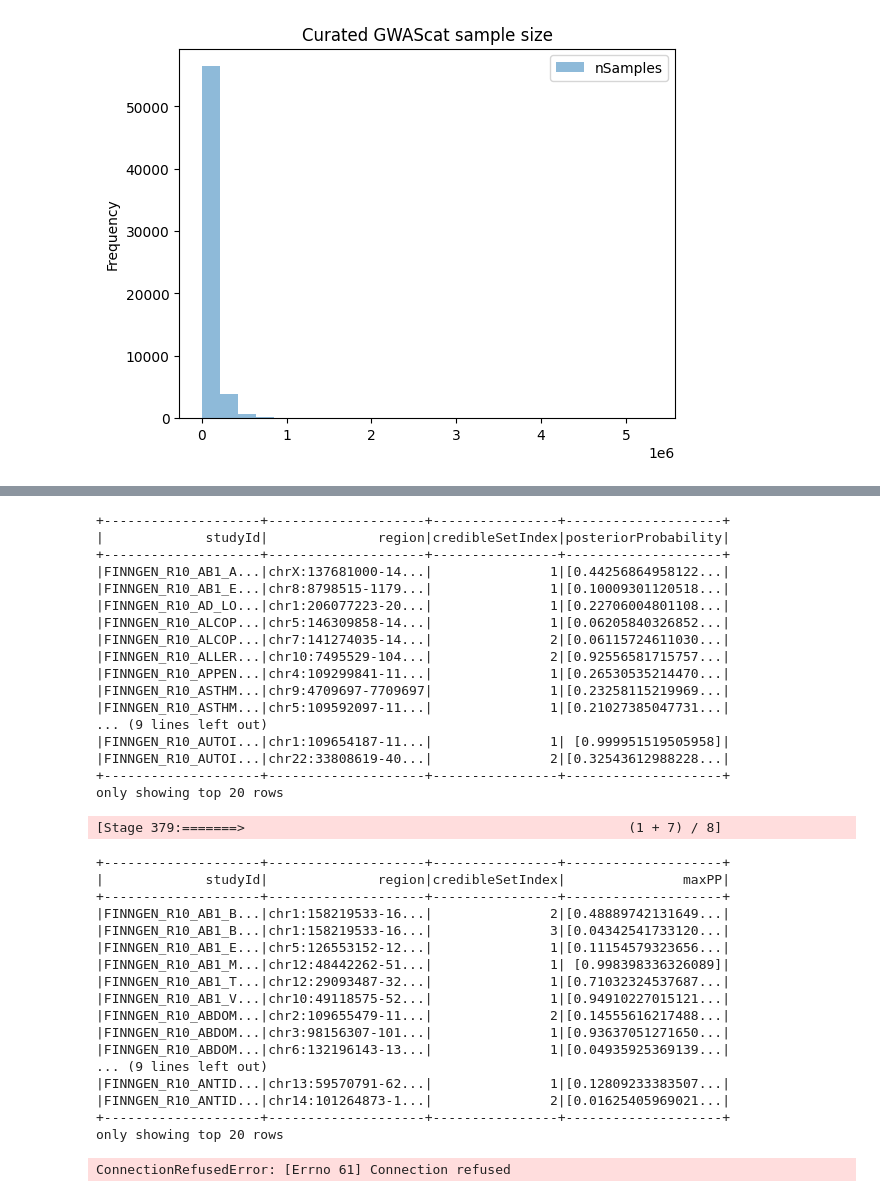
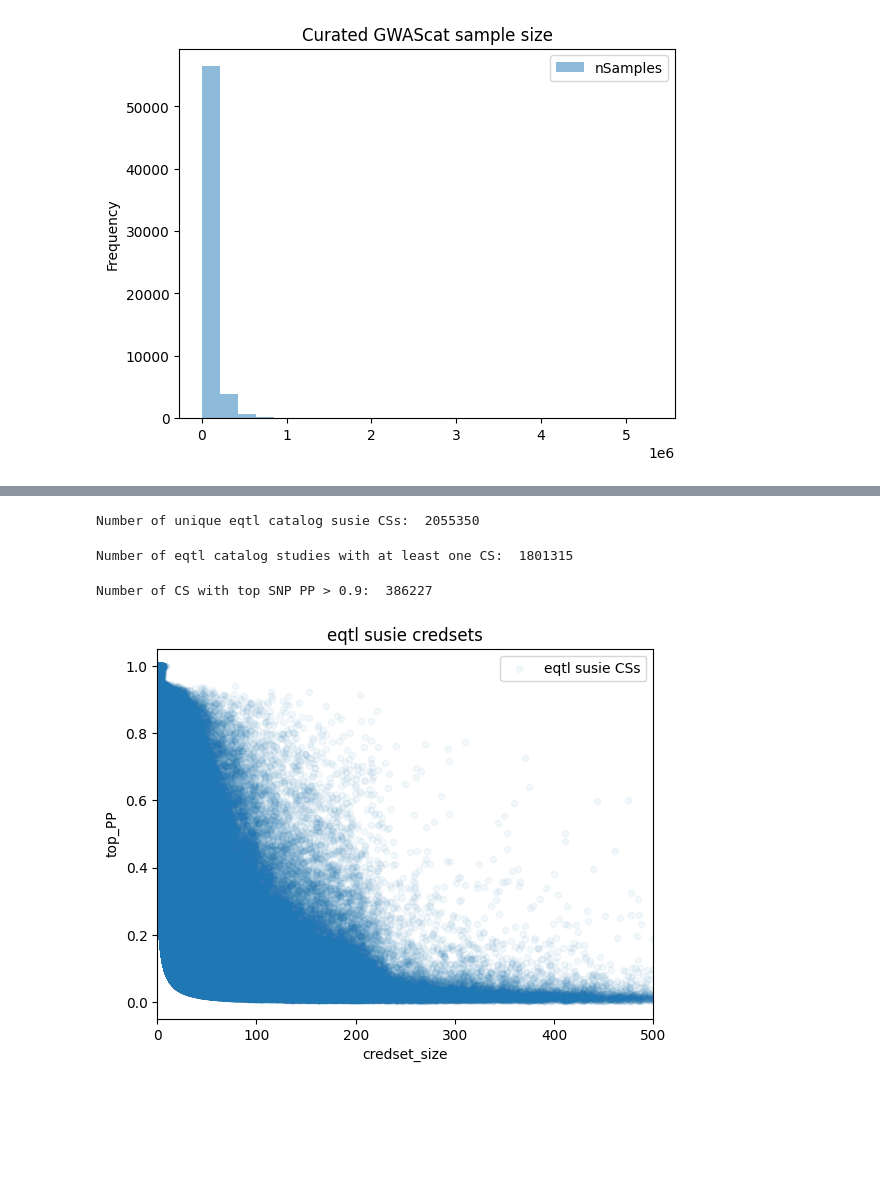
Before and after one commit to opentargets/gentropy, a Jupyter notebook: notebooks/Release_QC_metrics.ipynb, the cells around one changed output, grey strips where cells are left out. Saved outputs shown, nothing was run; the diff lists cells and outputs as text; code cells hidden in the pictures; blank space fills up the shorter version.

Commit message:
chore: updated notebook run

```diff
--- a/notebooks/Release_QC_metrics.ipynb
+++ b/notebooks/Release_QC_metrics.ipynb
@@ -137,60 +107,0 @@ root
-# %%
-finngen_susie.select("studyId", "region", "credibleSetIndex", "locus.posteriorProbability").show()
-# %% [output]
-+--------------------+--------------------+----------------+--------------------+
-|             studyId|              region|credibleSetIndex|posteriorProbability|
-+--------------------+--------------------+----------------+--------------------+
-|FINNGEN_R10_AB1_A...|chrX:137681000-14...|               1|[0.44256864958122...|
-|FINNGEN_R10_AB1_E...|chr8:8798515-1179...|               1|[0.10009301120518...|
-|FINNGEN_R10_AD_LO...|chr1:206077223-20...|               1|[0.22706004801108...|
-|FINNGEN_R10_ALCOP...|chr5:146309858-14...|               1|[0.06205840326852...|
-|FINNGEN_R10_ALCOP...|chr7:141274035-14...|               2|[0.06115724611030...|
-|FINNGEN_R10_ALLER...|chr10:7495529-104...|               2|[0.92556581715757...|
-|FINNGEN_R10_APPEN...|chr4:109299841-11...|               1|[0.26530535214470...|
-|FINNGEN_R10_ASTHM...|chr9:4709697-7709697|               1|[0.23258115219969...|
-|FINNGEN_R10_ASTHM...|chr5:109592097-11...|               1|[0.21027385047731...|
-... (9 lines left out)
-|FINNGEN_R10_AUTOI...|chr1:109654187-11...|               1| [0.999951519505958]|
-|FINNGEN_R10_AUTOI...|chr22:33808619-40...|               2|[0.32543612988228...|
-+--------------------+--------------------+----------------+--------------------+
-only showing top 20 rows
-# %%
-finngen_susie.select("studyId", "region", "credibleSetIndex", "locus.posteriorProbability").groupBy("studyId", "region", "credibleSetIndex").agg(f.max("posteriorProbability").alias("maxPP")).show()
-# %% [output]
-[Stage 379:=======>                                                 (1 + 7) / 8]
-+--------------------+--------------------+----------------+--------------------+
-|             studyId|              region|credibleSetIndex|               maxPP|
-+--------------------+--------------------+----------------+--------------------+
-|FINNGEN_R10_AB1_B...|chr1:158219533-16...|               2|[0.48889742131649...|
-|FINNGEN_R10_AB1_B...|chr1:158219533-16...|               3|[0.04342541733120...|
-|FINNGEN_R10_AB1_E...|chr5:126553152-12...|               1|[0.11154579323656...|
-|FINNGEN_R10_AB1_M...|chr12:48442262-51...|               1| [0.998398336326089]|
-|FINNGEN_R10_AB1_T...|chr12:29093487-32...|               1|[0.71032324537687...|
-|FINNGEN_R10_AB1_V...|chr10:49118575-52...|               1|[0.94910227015121...|
-|FINNGEN_R10_ABDOM...|chr2:109655479-11...|               2|[0.14555616217488...|
-|FINNGEN_R10_ABDOM...|chr3:98156307-101...|               1|[0.93637051271650...|
-|FINNGEN_R10_ABDOM...|chr6:132196143-13...|               1|[0.04935925369139...|
-... (9 lines left out)
-|FINNGEN_R10_ANTID...|chr13:59570791-62...|               1|[0.12809233383507...|
-|FINNGEN_R10_ANTID...|chr14:101264873-1...|               2|[0.01625405969021...|
-+--------------------+--------------------+----------------+--------------------+
-only showing top 20 rows
-# %%
-from pyspark.sql import functions as F
-
-# Explode the locus array
-exploded_df = finngen_susie.select("*", F.explode("locus").alias("locus_element"))
-
-# Extract the posteriorProbability values
-exploded_df = exploded_df.withColumn("posteriorProbability", exploded_df.locus_element.posteriorProbability)
-
-# Find the maximum posteriorProbability for each original row
-max_posteriorProbability = exploded_df.groupBy(finngen_susie.columns).agg(F.max("posteriorProbability").alias("max_posteriorProbability"))
-
-# Join the original DataFrame with the max_posteriorProbability DataFrame
-finngen_susie = finngen_susie.join(max_posteriorProbability, on=finngen_susie.columns, how="left")
-
-# Print the schema to verify the new column
-finngen_susie.printSchema()
-# %% [output]
-ConnectionRefusedError: [Errno 61] Connection refused
@@ -198,0 +108,20 @@ coloc_path='gs://genetics_etl_python_playground/releases/24.03/colocalisation'
+# %%
+# Credible_set. Please use Daniels’ notebook as a reference. For each subfolder:
+# eqtl catalog susie:
+eqtlcat_susie_path=f"{release_path}/{release_ver}/credible_set/eqtl_catalog_susie"
+# Number of CSs.
+eqtlcat_susie=session.spark.read.parquet(eqtlcat_susie_path, recursiveFileLookup=True)
+print("Number of unique eqtl catalog susie CSs: ", eqtlcat_susie.select("studyId", "region", "credibleSetIndex").distinct().count(), " in ", eqtlcat_susie.select("studyId").distinct().count(), " studies.")
+# Number of unique studyids with at leas one CS.
+print("Number of eqtl catalog studies with at least one CS: ", eqtlcat_susie.select("studyId").distinct().count())
+# The descriptive summary of 99% CS size and histogram/density plot
+eqtlcat_susie_fm=eqtlcat_susie.select("studyId", "region", "credibleSetIndex", "locus.posteriorProbability").withColumn("top_PP", f.col("posteriorProbability").getItem(0)).withColumn("credset_size", f.size(f.col("posteriorProbability")))
+eqtlcat_susie_fm.select("credset_size", "top_PP").toPandas().plot.scatter(x="credset_size", y="top_PP", xlim=[0, 500], alpha=0.05, label="eqtl susie CSs", title="eqtl susie credsets")
+# Number of CSs with at leas one SNP with PIP>0.9
+print("Number of CS with top SNP PP > 0.9: ", eqtlcat_susie_fm.filter(f.col("top_PP") > 0.9).count())
+# Optional: the scatter plot of number of CSs per stydyid vs study sample size
+# %% [output]
+Number of unique eqtl catalog susie CSs:  2055350
+Number of eqtl catalog studies with at least one CS:  1801315
+Number of CS with top SNP PP > 0.9:  386227
+[figure, added]
```
Also changed, not shown: parts of 11 cells of this notebook.
